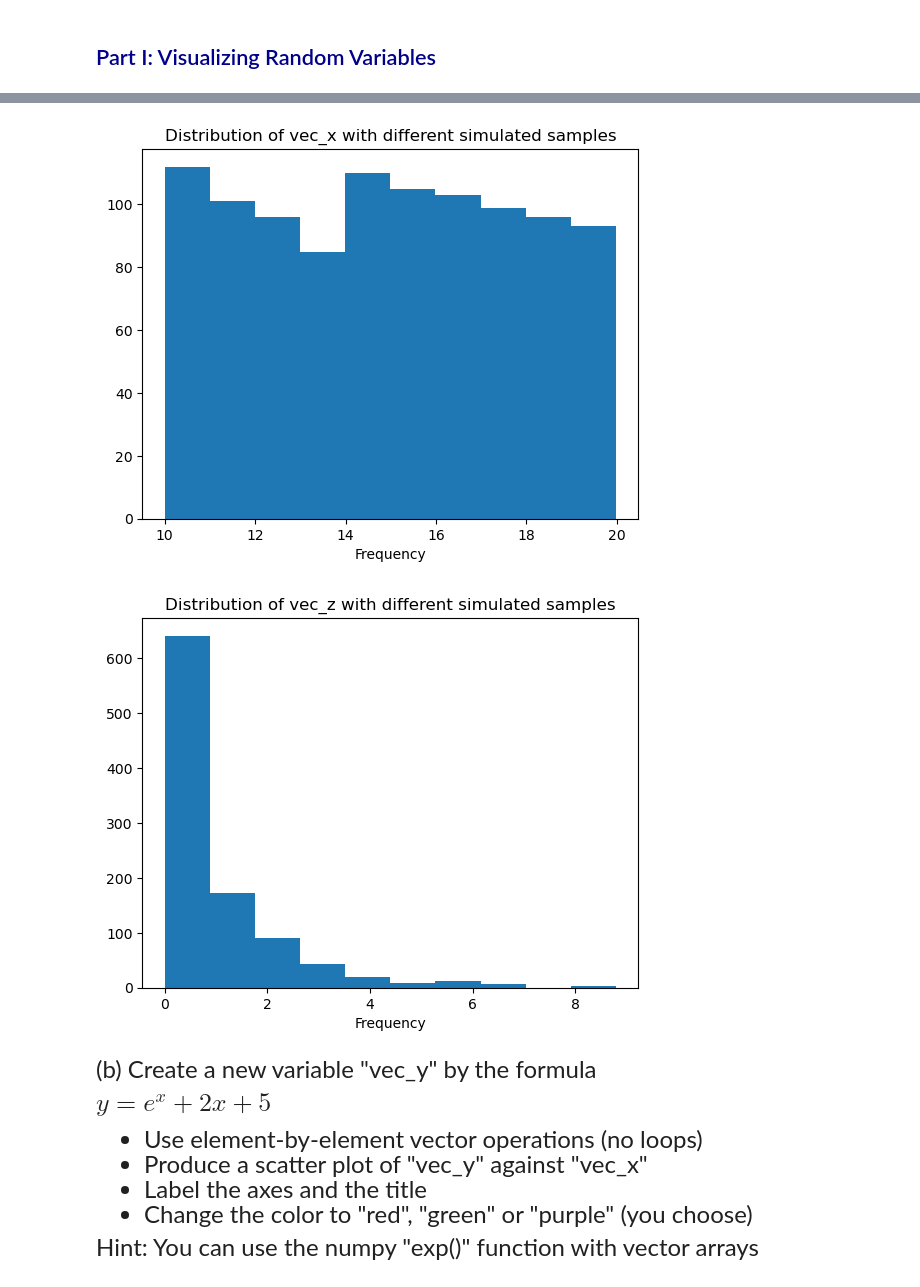
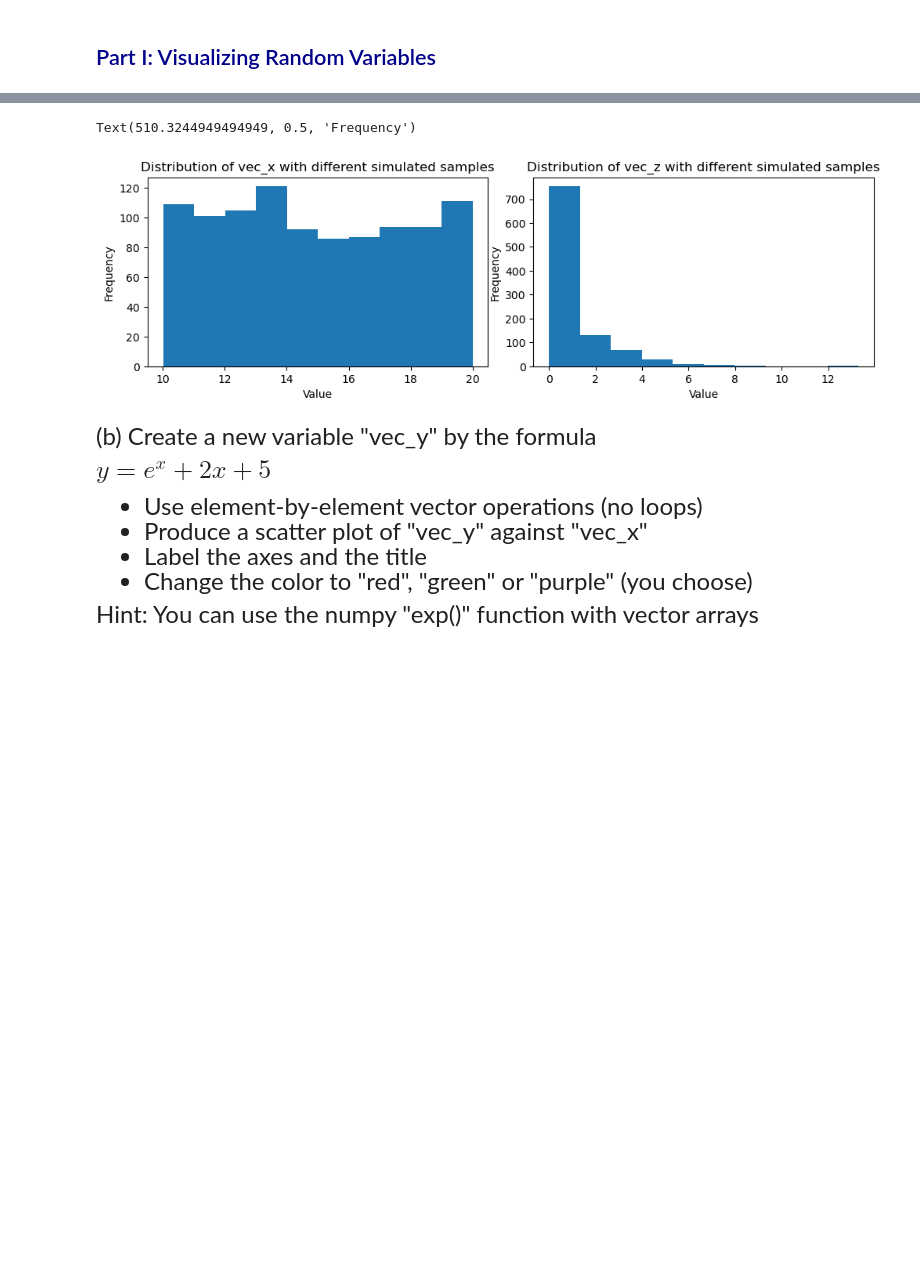
Before and after one commit to esunn0412/qtm151_fall_2023, a Jupyter notebook: quizzes/quiz1/quiz_1EDITED.ipynb, the cells around one changed output, grey strips where cells are left out. Saved outputs shown, nothing was run; the diff lists cells and outputs as text; code cells hidden in the pictures; blank space fills up the shorter version.

```diff
--- a/quizzes/quiz1/quiz_1EDITED.ipynb
+++ b/quizzes/quiz1/quiz_1EDITED.ipynb
@@ -58,21 +58,39 @@ To get full points, plot the histograms on a grid (See Lecture 6)
 # %%
 # Write your own code:
 vec_x = np.random.uniform(low=10, high=20, size=1000)
 vec_z = np.random.chisquare(df=1, size=1000)
-
+"""
 plt.hist(x=vec_x)
 plt.xlabel("Values of vec_x")
 plt.xlabel("Frequency")
 plt.title("Distribution of vec_x with different simulated samples")
 plt.show()
 plt.hist(x=vec_z)
 plt.xlabel("Values of vec_z")
 plt.xlabel("Frequency")
 plt.title("Distribution of vec_z with different simulated samples")
 plt.show()
+"""
+
+fig, list_subfig = plt.subplots(1, 2, figsize = (10,3))
+plt.tight_layout()
+
+#vec_x
+list_subfig[0].hist(x = vec_x)
+list_subfig[0].set_title("Distribution of vec_x with" +
+" different simulated samples")
+list_subfig[0].set_xlabel("Value")
+list_subfig[0].set_ylabel("Frequency")
+
+#vec_y
+list_subfig[1].hist(x = vec_z)
+list_subfig[1].set_title("Distribution of vec_z with" +
+" different simulated samples")
+list_subfig[1].set_xlabel("Value")
+list_subfig[1].set_ylabel("Frequency")
 # %% [output]
+Text(510.3244949494949, 0.5, 'Frequency')
-[figure, old version]
+[figure, new version]
-[figure, removed]
 # %% [markdown]
 <font size = "5">
 
```
Also changed, not shown: parts of 3 cells of this notebook, 1 other file.
